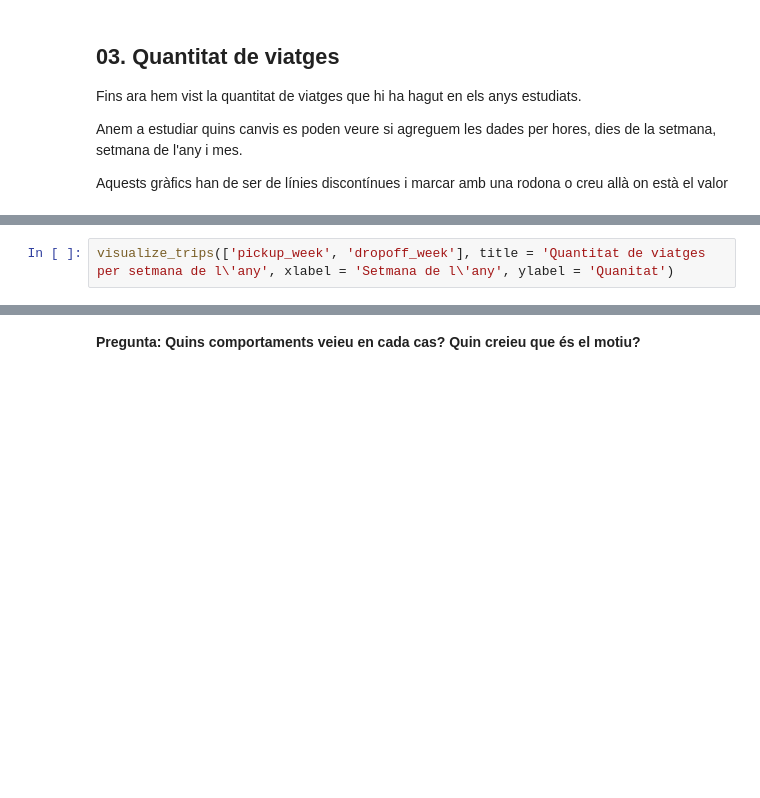
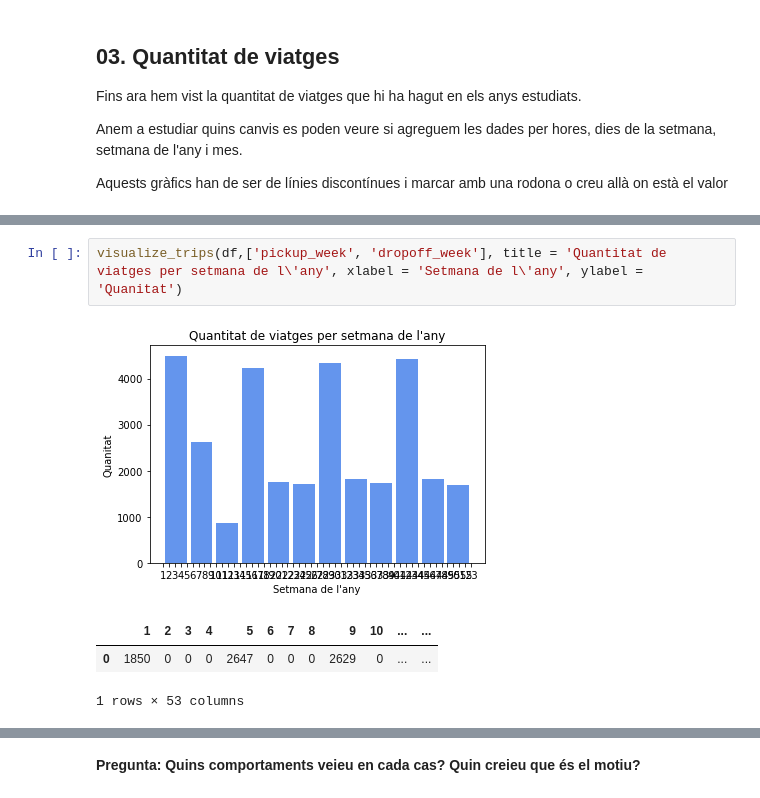
Before and after one commit to mariapepu/TNUI, a Jupyter notebook: TNUI P1/AssignmentCode copy.ipynb, the cells around one changed output, grey strips where cells are left out. Saved outputs shown, nothing was run; the diff lists cells and outputs as text; blank space fills up the shorter version.

```diff
--- a/TNUI P1/AssignmentCode copy.ipynb
+++ b/TNUI P1/AssignmentCode copy.ipynb
@@ -430,3 +488,8 @@ visualize_trips(['pickup_day', 'dropoff_day'], title = 'Quantitat de viatges per
 # %%
-visualize_trips(['pickup_week', 'dropoff_week'], title = 'Quantitat de viatges per setmana de l\'any', xlabel = 'Setmana de l\'any', ylabel = 'Quanitat')
+visualize_trips(df,['pickup_week', 'dropoff_week'], title = 'Quantitat de viatges per setmana de l\'any', xlabel = 'Setmana de l\'any', ylabel = 'Quanitat')
+# %% [output]
+[figure, added]
+|  | 1 | 2 | 3 | 4 | 5 | 6 | 7 | 8 | 9 | 10 | ... | ... |
+| 0 | 1850 | 0 | 0 | 0 | 2647 | 0 | 0 | 0 | 2629 | 0 | ... | ... |
+1 rows × 53 columns
 # %%
```
Also changed, not shown: parts of 6 cells of this notebook, 1 other file.
